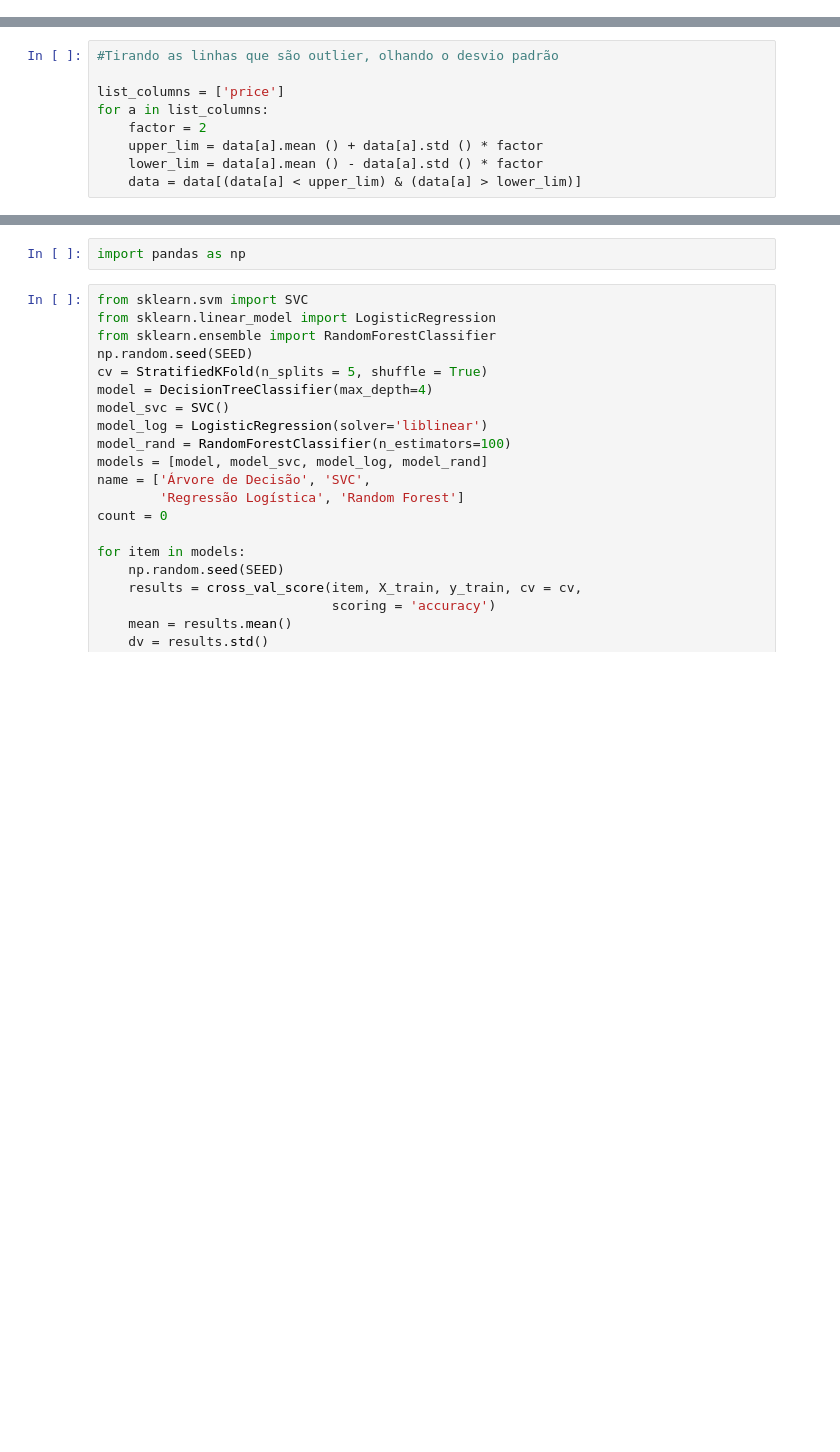
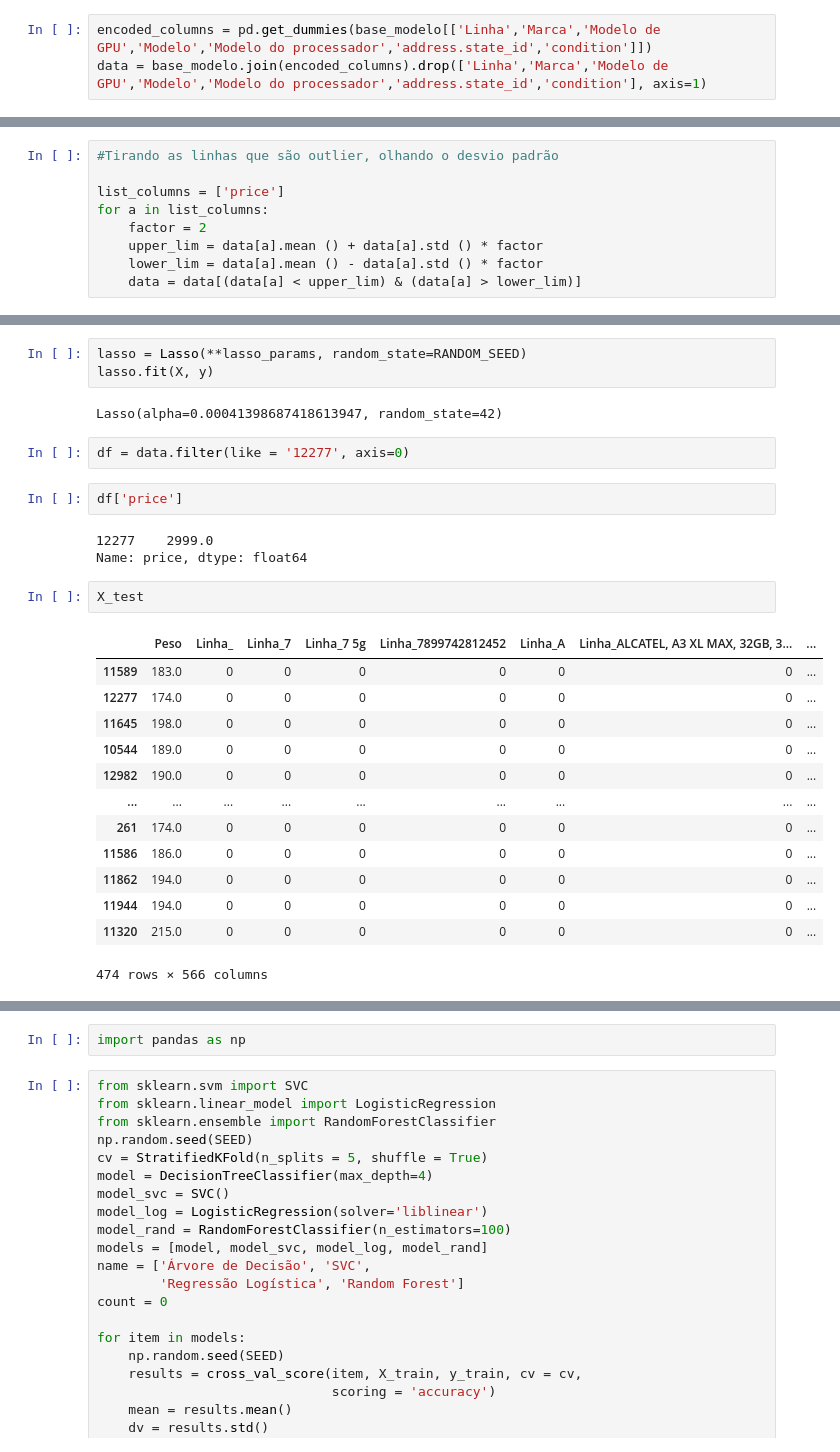
Before and after one commit to lucasobispo/precificacao_mercadolivre_tcc, a Jupyter notebook: Jupyer-Notebooks/Modelagem.ipynb, the cells around one changed output, grey strips where cells are left out. Drawn from its saved outputs; the diff is of its cells as text; blank space fills up the shorter version.

```diff
--- a/Jupyer-Notebooks/Modelagem.ipynb
+++ b/Jupyer-Notebooks/Modelagem.ipynb
@@ -209,3 +262,6 @@ data = base_filtrada.join(encoded_columns).drop(['condition','address.state_id',
+# %%
+encoded_columns = pd.get_dummies(base_modelo[['Linha','Marca','Modelo de GPU','Modelo','Modelo do processador','address.state_id','condition']])
+data = base_modelo.join(encoded_columns).drop(['Linha','Marca','Modelo de GPU','Modelo','Modelo do processador','address.state_id','condition'], axis=1)
 # %%
 data.isnull().mean()
 # %% [output]
@@ -257,0 +380,28 @@ for a in list_columns:
+# %%
+lasso = Lasso(**lasso_params, random_state=RANDOM_SEED)
+lasso.fit(X, y)
+# %% [output]
+Lasso(alpha=0.00041398687418613947, random_state=42)
+# %%
+df = data.filter(like = '12277', axis=0)
+# %%
+df['price']
+# %% [output]
+12277    2999.0
+Name: price, dtype: float64
+# %%
+X_test
+# %% [output]
+|  | Peso | Linha_ | Linha_7 | Linha_7 5g | Linha_7899742812452 | Linha_A | Linha_ALCATEL, A3 XL MAX, 32GB, 3... | ... |
+| 11589 | 183.0 | 0 | 0 | 0 | 0 | 0 | 0 | ... |
+| 12277 | 174.0 | 0 | 0 | 0 | 0 | 0 | 0 | ... |
+| 11645 | 198.0 | 0 | 0 | 0 | 0 | 0 | 0 | ... |
+| 10544 | 189.0 | 0 | 0 | 0 | 0 | 0 | 0 | ... |
+| 12982 | 190.0 | 0 | 0 | 0 | 0 | 0 | 0 | ... |
+| ... | ... | ... | ... | ... | ... | ... | ... | ... |
+| 261 | 174.0 | 0 | 0 | 0 | 0 | 0 | 0 | ... |
+| 11586 | 186.0 | 0 | 0 | 0 | 0 | 0 | 0 | ... |
+| 11862 | 194.0 | 0 | 0 | 0 | 0 | 0 | 0 | ... |
+| 11944 | 194.0 | 0 | 0 | 0 | 0 | 0 | 0 | ... |
+| 11320 | 215.0 | 0 | 0 | 0 | 0 | 0 | 0 | ... |
+474 rows × 566 columns
```
Also changed, not shown: parts of 41 cells of this notebook.
